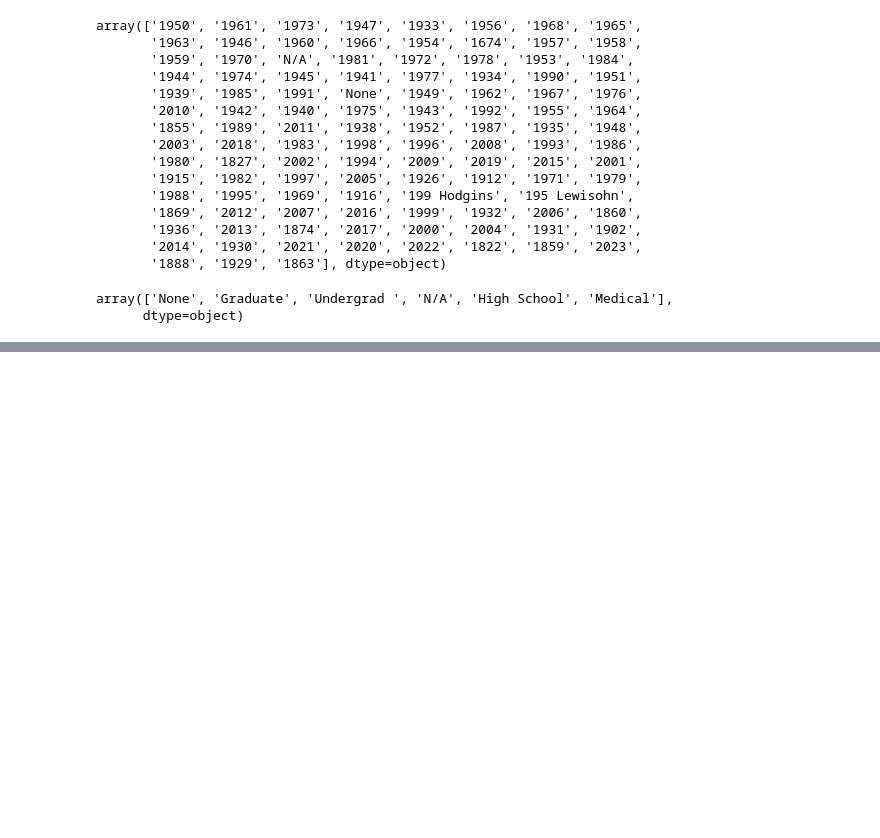
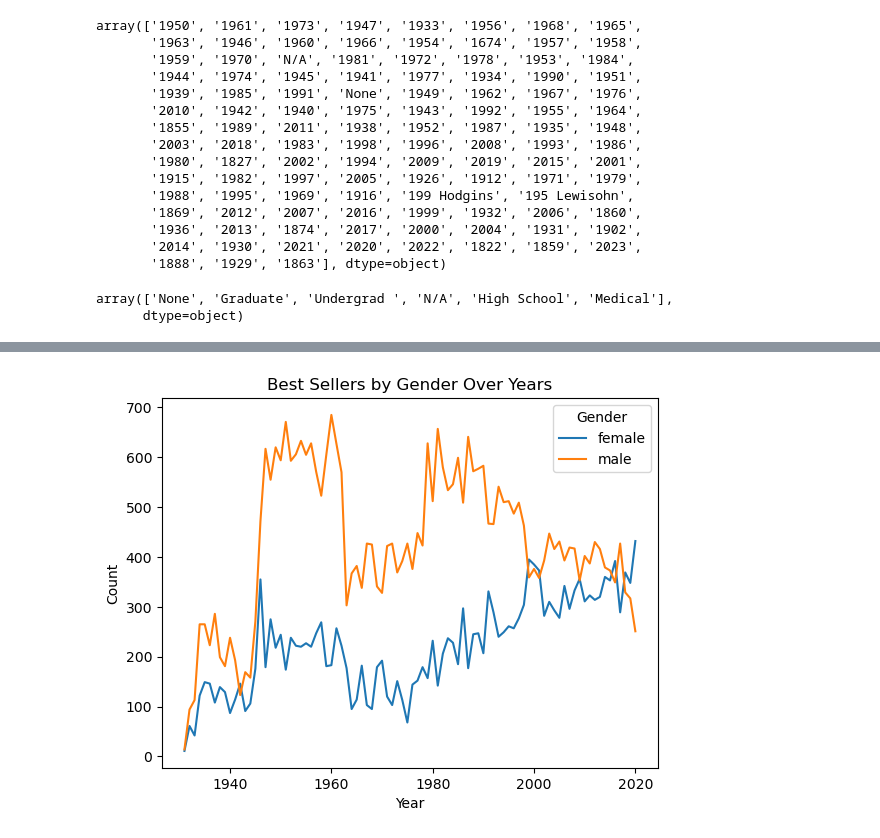
Before and after one commit to michellejm/nytimes-books, a Jupyter notebook: nytimes_cleaning.ipynb, the cells around one changed output, grey strips where cells are left out. Saved outputs shown, nothing was run; the diff lists cells and outputs as text; code cells hidden in the pictures; blank space fills up the shorter version.

```diff
--- a/nytimes_cleaning.ipynb
+++ b/nytimes_cleaning.ipynb
@@ -645,0 +688,2 @@ array(['None', 'Cornell University', 'University of Nebraska-Lincoln',
+# %%
+auth_demo_full = auth_demo_birth.merge(gender, on="author")
@@ -645,0 +699,3 @@ array(['None', 'Cornell University', 'University of Nebraska-Lincoln',
+# %%
+auth_demo_full = auth_demo_full.drop(['Unnamed: 0','_merge','temp'], axis = 1)
+auth_demo_full.head()
@@ -645,0 +711,4 @@ array(['None', 'Cornell University', 'University of Nebraska-Lincoln',
+# %%
+nyt_demo = nyt.merge(auth_demo_full, left_on='author', right_on = 'author', how='outer', indicator= True)
+print(len(nyt_demo))
+nyt_demo.head(20)
@@ -645,0 +742,5 @@ array(['None', 'Cornell University', 'University of Nebraska-Lincoln',
+# %%
+#I'm dropping the mismatched data -- should I have fixed the author column (by not overwriting so that the join worked
+#properly? Yes, but the data is already quite fuzzy since I used GPT to get it, and I want to move on to another project
+
+nyt_demo = nyt_demo[nyt_demo._merge == 'both']
@@ -645,0 +763,17 @@ array(['None', 'Cornell University', 'University of Nebraska-Lincoln',
+# %%
+gender_groups = nyt_demo.groupby(['year', 'gender']).size().reset_index(name='count')
+
+gender_pivot = gender_groups.pivot(index='year', columns='gender', values='count')
+gender_pivot = gender_pivot.drop(['transgender non-binary', 'unknown'], axis=1)
+
+gender_pivot.plot()
+
+# Customize the plot
+plt.xlabel('Year')
+plt.ylabel('Count')
+plt.title('Best Sellers by Gender Over Years')
+#plt.grid(True)
+plt.legend(title='Gender')
+plt.show()
+# %% [output]
+[figure, added]
```
Also changed, not shown: parts of 16 cells of this notebook, 3 other files.
